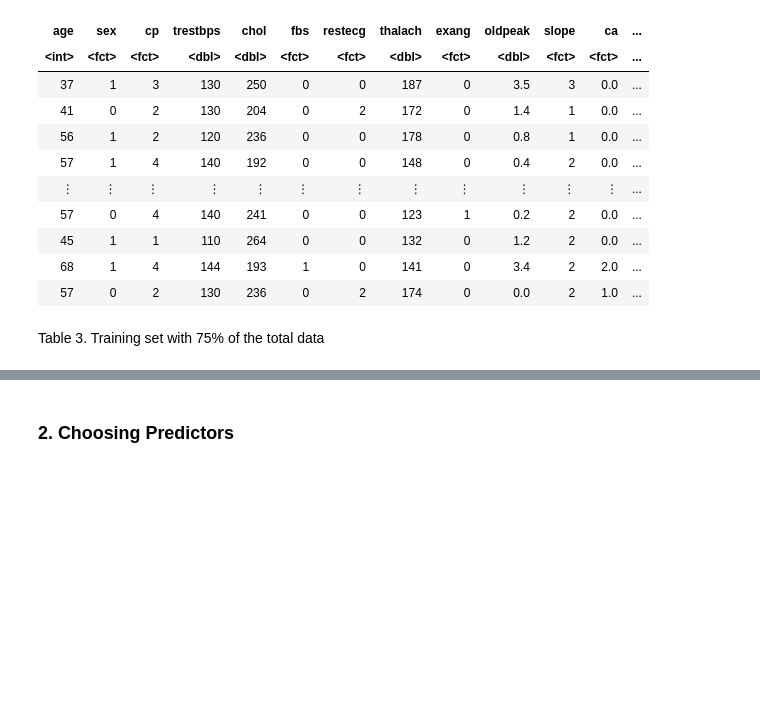
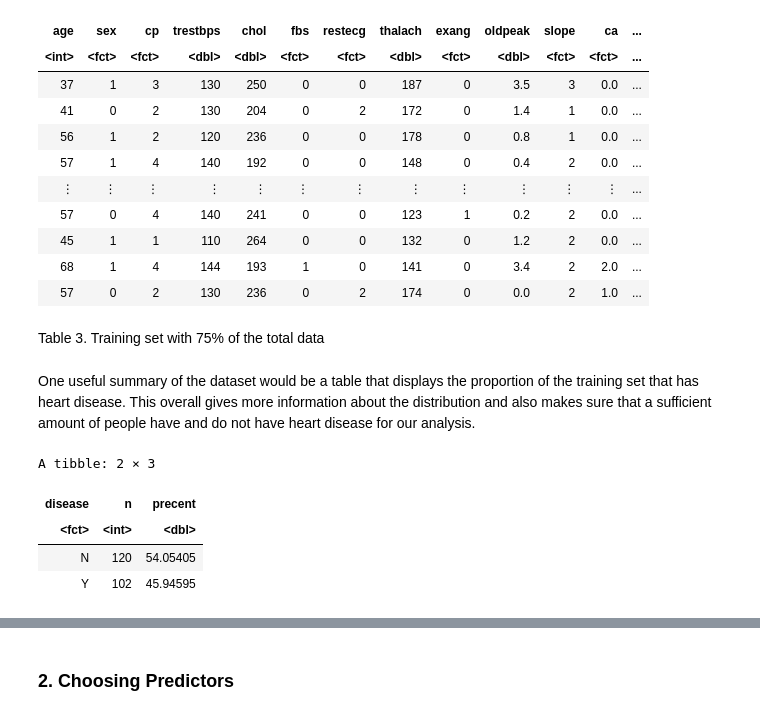
Before and after one commit to owenkwong/Heart-Disease-Prediction-Classification-on-the-Cleveland-Dataset, a Jupyter notebook: group18_project_report.ipynb, the cells around one changed output, grey strips where cells are left out. Saved outputs shown, nothing was run; the diff lists cells and outputs as text; code cells hidden in the pictures; blank space fills up the shorter version.

```diff
--- a/group18_project_report.ipynb
+++ b/group18_project_report.ipynb
@@ -175,3 +175,20 @@ A tibble: 222 × 14
 | 57 | 0 | 2 | 130 | 236 | 0 | 2 | 174 | 0 | 0.0 | 2 | 1.0 | ... |
 # %% [markdown]
 Table 3. Training set with 75% of the total data
+# %% [markdown]
+One useful summary of the dataset would be a table that displays the proportion of the training set that has heart disease. This overall gives more information about the distribution and also makes sure that a sufficient amount of people have and do not have heart disease for our analysis.
+# %%
+#finding proportion of disease
+
+disease_proportions <- disease_training |>
+ group_by(disease) |>
+ summarize(n = n()) |>
+ mutate(precent = 100*n/nrow(disease_training))
+
+disease_proportions
+# %% [output]
+A tibble: 2 × 3
+| disease | n | precent |
+| <fct> | <int> | <dbl> |
+| N | 120 | 54.05405 |
+| Y | 102 | 45.94595 |
```
Also changed, not shown: parts of 8 cells of this notebook.
